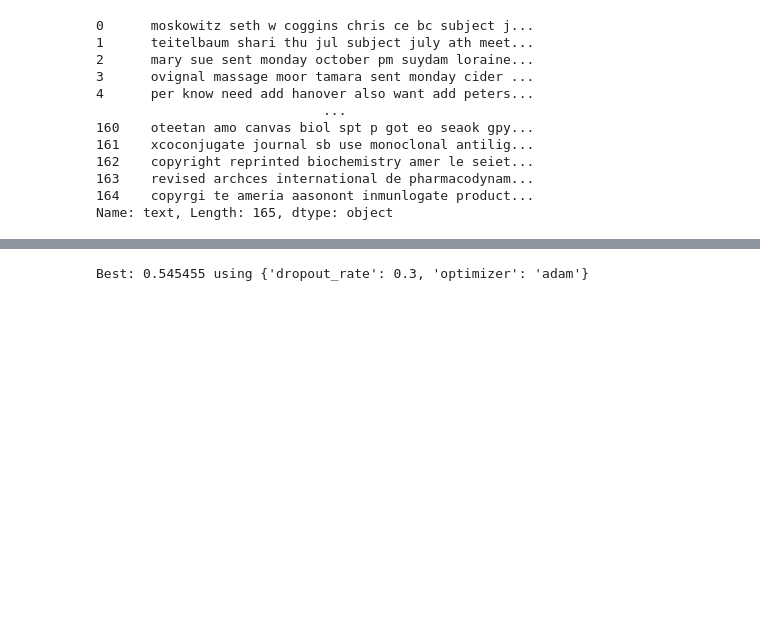
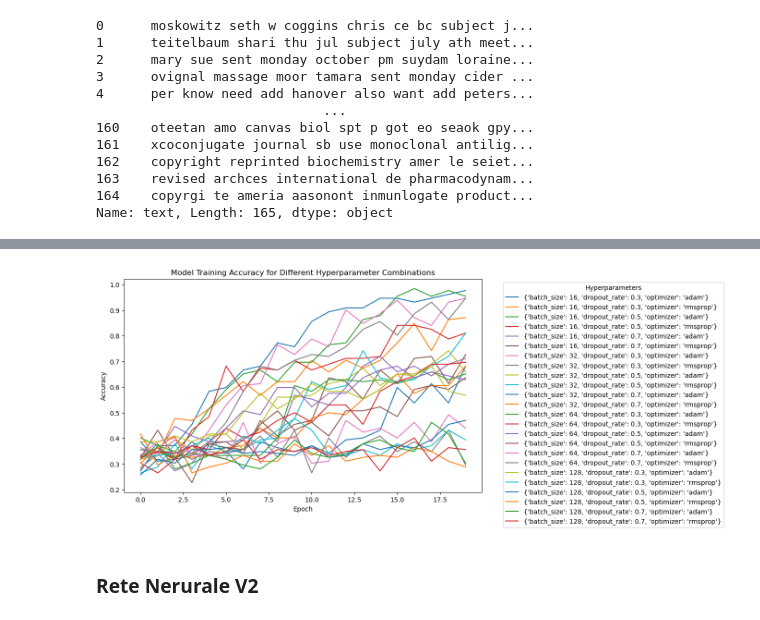
Before and after one commit to massimocaso/Document_classification_DNN, a Jupyter notebook: doc_reader.ipynb, the cells around one changed output, grey strips where cells are left out. Cells and saved outputs as stored; diff of their text form; code cells hidden in the pictures; blank space fills up the shorter version.

```diff
--- a/doc_reader.ipynb
+++ b/doc_reader.ipynb
@@ -178,0 +153,2 @@ Rete neurale
+# %%
+xtrain, xval, ytrain, yval = train_test_split(xtrain_pad, ytrain_pad, test_size=0.2, random_state=42)
@@ -179,27 +203,49 @@ Rete neurale
+# %%
+plt.figure(figsize=(10, 6))
+for i, params in enumerate(ParameterGrid(param_grid1)):
+    plt.plot(results1[i], label=str(params))
+
+plt.title('Model Training Accuracy for Different Hyperparameter Combinations')
+plt.xlabel('Epoch')
+plt.ylabel('Accuracy')
+plt.legend(title='Hyperparameters', bbox_to_anchor=(1.05, 1), loc='upper left')
+plt.show()
+# %% [output]
+[figure, added]
+# %% [markdown]
+### Rete Nerurale V2
 # %%
-def create_model(optimizer='adam', dropout_rate=0.5):
-    model = Sequential()
-    model.add(Embedding(input_dim=1000, output_dim=16, input_length=10))
-    model.add(LSTM(64, return_sequences=True))
-    model.add(Dropout(dropout_rate))
-    model.add(LSTM(64))
-    model.add(Dropout(dropout_rate))
-    model.add(Dense(32, activation='relu'))
-    model.add(Dropout(dropout_rate))
-    model.add(Dense(3, activation='sigmoid'))
-    model.compile(optimizer=optimizer, loss='sparse_categorical_crossentropy', metrics=['accuracy'])
-    return model
+def create_model_v2(optimizer='adam', dropout_rate=0.5):
+    model2 = Sequential()
+    model2.add(Embedding(input_dim=1000, output_dim=32, input_length=10))
+    model2.add(LSTM(64, return_sequences=True))
+    model2.add(Dropout(dropout_rate))
+    model2.add(LSTM(64))
+    model2.add(Dropout(dropout_rate))
+    model2.add(Dense(64, activation='relu'))  # Aggiunto strato denso
+    model2.add(Dropout(dropout_rate))
+    model2.add(Dense(3, activation='sigmoid'))
+    model2.compile(optimizer=optimizer, loss='sparse_categorical_crossentropy', metrics=['accuracy'])
+    return model2
 
-model = KerasClassifier(build_fn=create_model, epochs=50, batch_size=32, verbose=0)
+model2 = KerasClassifier(build_fn=create_model_v2, epochs=20, verbose=0)
 
-param_grid = {
+param_grid2 = {
     'optimizer': ['adam', 'rmsprop'],
-    'dropout_rate': [0.3, 0.5, 0.7]
+    'dropout_rate': [0.3, 0.5, 0.7],
+    'batch_size': [16, 32, 64, 128]
 }
 
-grid = GridSearchCV(estimator=model, param_grid=param_grid, cv=3, n_jobs=-1)
-grid_result = grid.fit(xtrain_pad, ytrain)
+results2 = []
 
-print("Best: %f using %s" % (grid_result.best_score_, grid_result.best_params_))
+# Loop through each set of hyperparameters
+for params in ParameterGrid(param_grid2):
+    # Set the hyperparameters for the model
+    model3 = KerasClassifier(build_fn=create_model_v2, epochs=20, verbose=0)
+    model2.set_params(**params)
+
+    checkpoint = ModelCheckpoint('best_model_v2.h5', save_best_only=True)
+
+    history2 = model2.fit(xtrain, ytrain, validation_data=(xval, yval), callbacks=[checkpoint])
+
+    results2.append(history2.history['accuracy'])
-# %% [output]
-Best: 0.545455 using {'dropout_rate': 0.3, 'optimizer': 'adam'}
```
Also changed, not shown: parts of 17 cells of this notebook, 4 other files.
